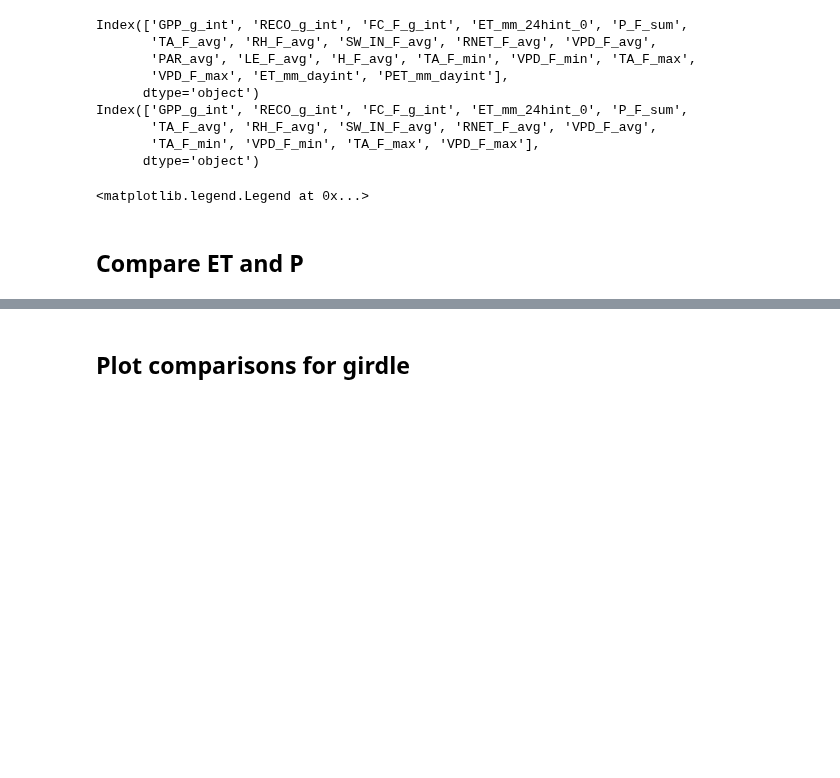
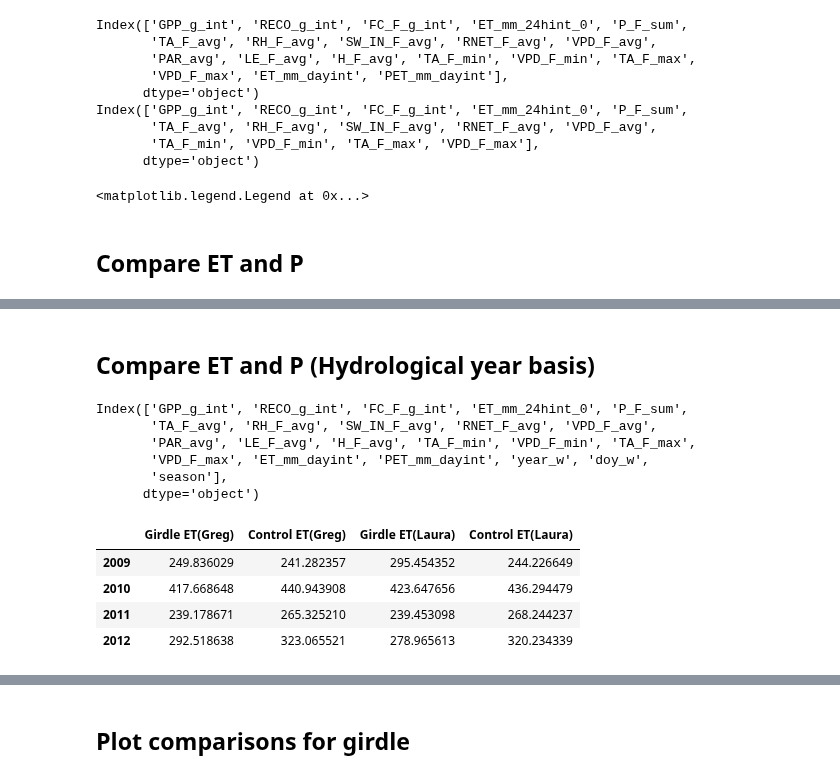
Before and after one commit to gremau/NMEG_miscellany, a Jupyter notebook: jupyter/laura_vs_greg.ipynb, the cells around one changed output, grey strips where cells are left out. Drawn from its saved outputs; the diff is of its cells as text; code cells hidden in the pictures; blank space fills up the shorter version.

```diff
--- a/jupyter/laura_vs_greg.ipynb
+++ b/jupyter/laura_vs_greg.ipynb
@@ -183,0 +184,56 @@ df_P
+# %% [markdown]
+## Compare ET and P (Hydrological year basis)
+# %%
+# ET
+df_ET = pd.DataFrame( index = np.asarray(range(starty, endy)))
+df_ET_day = pd.DataFrame( index = np.asarray(range(starty, endy)))
+df_P = pd.DataFrame( index = np.asarray(range(starty, endy)))
+
+# Add wateryear to dataframes
+newg = tr.add_WY_cols(d.Mpg)
+newc = tr.add_WY_cols(d.Mpj)
+d_h = pd.Panel({'Mpg':newg, 'Mpj':newc})
+print(d_h.Mpj.columns)
+
+# This is summed raw ET numbers from Laura and Greg's data
+gby = d.Mpg.ET_mm_24hint_0.groupby(d_h.Mpg.year_w)
+df_ET['Girdle ET(Greg)'] = gby.sum()
+gby = d.Mpj.ET_mm_24hint_0.groupby(d_h.Mpj.year_w)
+df_ET['Control ET(Greg)'] = gby.sum()
+gby = pjg_l.ET.groupby(pjg_l.Year_H)
+df_ET['Girdle ET(Laura)'] = gby.sum()
+gby = pjc_l.ET.groupby(pjc_l.Year_H)
+df_ET['Control ET(Laura)'] = gby.sum()
+# This is ET calculated on a daily basis from daytime LE/Tair values only (SW_IN > 5)
+gby = d.Mpg.ET_mm_dayint.groupby(d_h.Mpg.year_w)
+df_ET_day['Girdle et_day(Greg)'] = gby.sum()
+gby = d.Mpj.ET_mm_dayint.groupby(d_h.Mpj.year_w)
+df_ET_day['Control et_day(Greg)'] = gby.sum()
+gby = pjg_l.ET_Dayt.groupby(pjg_l.Year_H)
+df_ET_day['Girdle ET_Dayt(Laura)'] = gby.sum()
+gby = pjc_l.ET_Dayt.groupby(pjc_l.Year_H)
+df_ET_day['Control ET_Dayt(Laura)'] = gby.sum()
+# Precip
+gby = d.Mpg.P_F_sum.groupby(d_h.Mpg.year_w)
+df_P['Girdle Precip (Greg)'] = gby.sum()
+gby = d.Mpj.P_F_sum.groupby(d_h.Mpj.year_w)
+df_P['Control Precip(Greg)'] = gby.sum()
+gby = pjg_l.PRECIP.groupby(pjg_l.Year_H)
+df_P['Girdle Precip(Laura)'] = gby.sum()
+gby = pjc_l.PRECIP.groupby(pjc_l.Year_H)
+df_P['Control Precip(Laura)'] = gby.sum()
+# %% [output]
+Index(['GPP_g_int', 'RECO_g_int', 'FC_F_g_int', 'ET_mm_24hint_0', 'P_F_sum',
+       'TA_F_avg', 'RH_F_avg', 'SW_IN_F_avg', 'RNET_F_avg', 'VPD_F_avg',
+       'PAR_avg', 'LE_F_avg', 'H_F_avg', 'TA_F_min', 'VPD_F_min', 'TA_F_max',
+       'VPD_F_max', 'ET_mm_dayint', 'PET_mm_dayint', 'year_w', 'doy_w',
+       'season'],
+      dtype='object')
+# %%
+df_ET
+# %% [output]
+|  | Girdle ET(Greg) | Control ET(Greg) | Girdle ET(Laura) | Control ET(Laura) |
+| 2009 | 249.836029 | 241.282357 | 295.454352 | 244.226649 |
+| 2010 | 417.668648 | 440.943908 | 423.647656 | 436.294479 |
+| 2011 | 239.178671 | 265.325210 | 239.453098 | 268.244237 |
+| 2012 | 292.518638 | 323.065521 | 278.965613 | 320.234339 |
```
Also changed, not shown: parts of 28 cells of this notebook.
